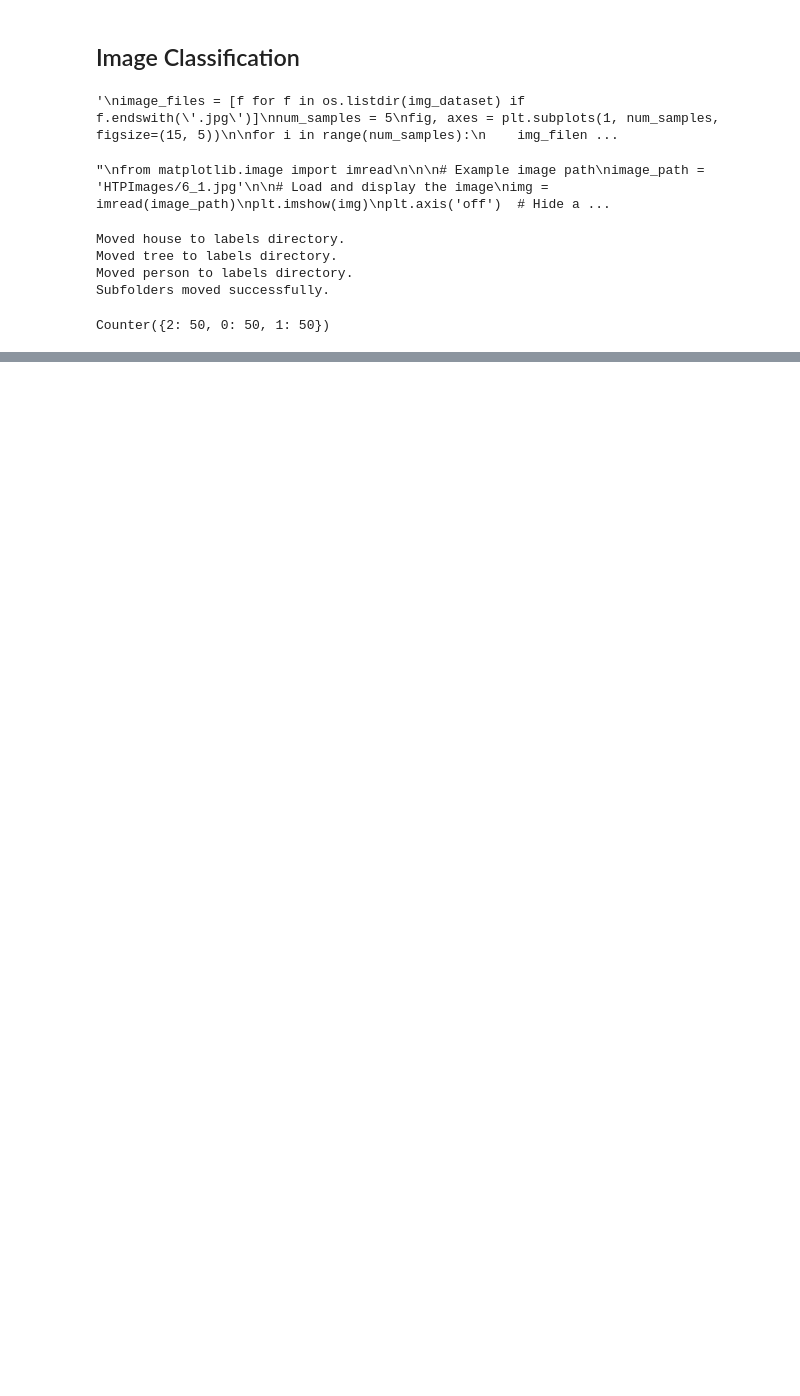
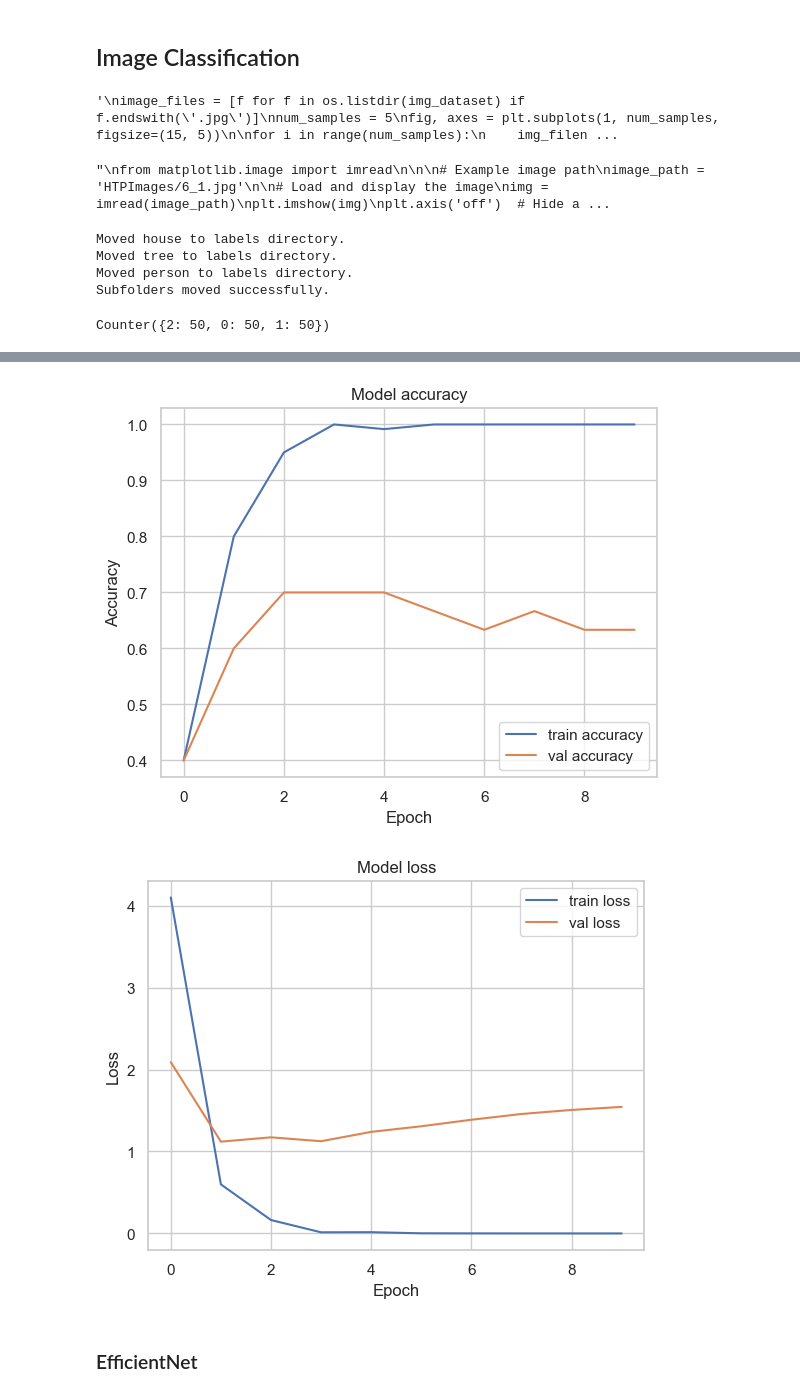
Before and after one commit to iremhttp/HTP-Project, a Jupyter notebook: main.ipynb, the cells around one changed output, grey strips where cells are left out. Cells and saved outputs as stored; diff of their text form; code cells hidden in the pictures; blank space fills up the shorter version.

```diff
--- a/main.ipynb
+++ b/main.ipynb
@@ -707,0 +715,23 @@ Epoch 10/10
+# %%
+train_loss, train_accuracy = vgg_model.evaluate(X_train, y_train)
+test_loss, test_accuracy = vgg_model.evaluate(X_test, y_test)
+print(f"Train accuracy: {train_accuracy}")
+print(f"Test accuracy: {test_accuracy}")
+
+# Plot training history
+plt.plot(training_history_resnet.history['accuracy'], label='train accuracy')
+plt.plot(training_history_resnet.history['val_accuracy'], label='val accuracy')
+plt.title('Model accuracy')
+plt.xlabel('Epoch')
+plt.ylabel('Accuracy')
+plt.legend(loc='lower right')
+plt.show()
+
+plt.plot(training_history_resnet.history['loss'], label='train loss')
+plt.plot(training_history_resnet.history['val_loss'], label='val loss')
+plt.title('Model loss')
+plt.xlabel('Epoch')
+plt.ylabel('Loss')
+plt.legend(loc='upper right')
+plt.show()
+# %% [output]
@@ -707,0 +742,4 @@ Epoch 10/10
+[figure, added]
+[figure, added]
+# %% [markdown]
+### EfficientNet
```
Also changed, not shown: parts of 27 cells of this notebook.
